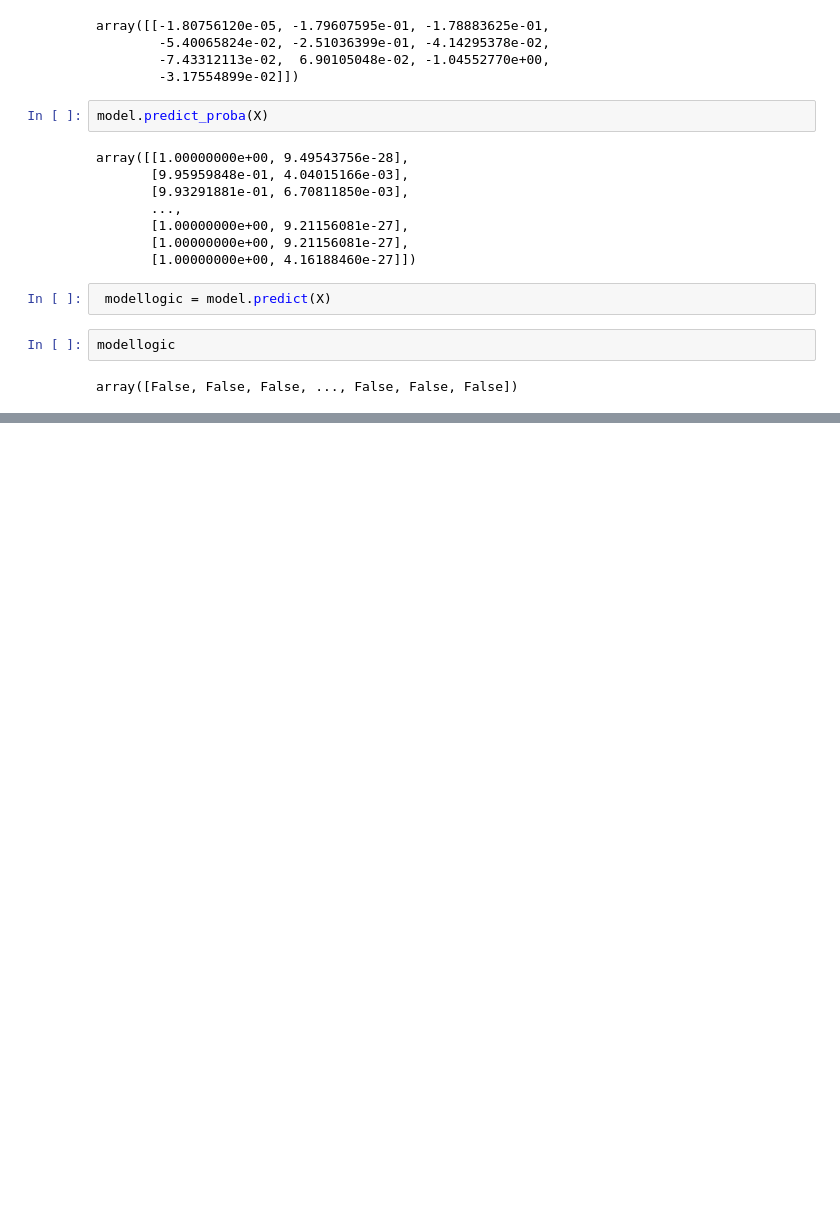
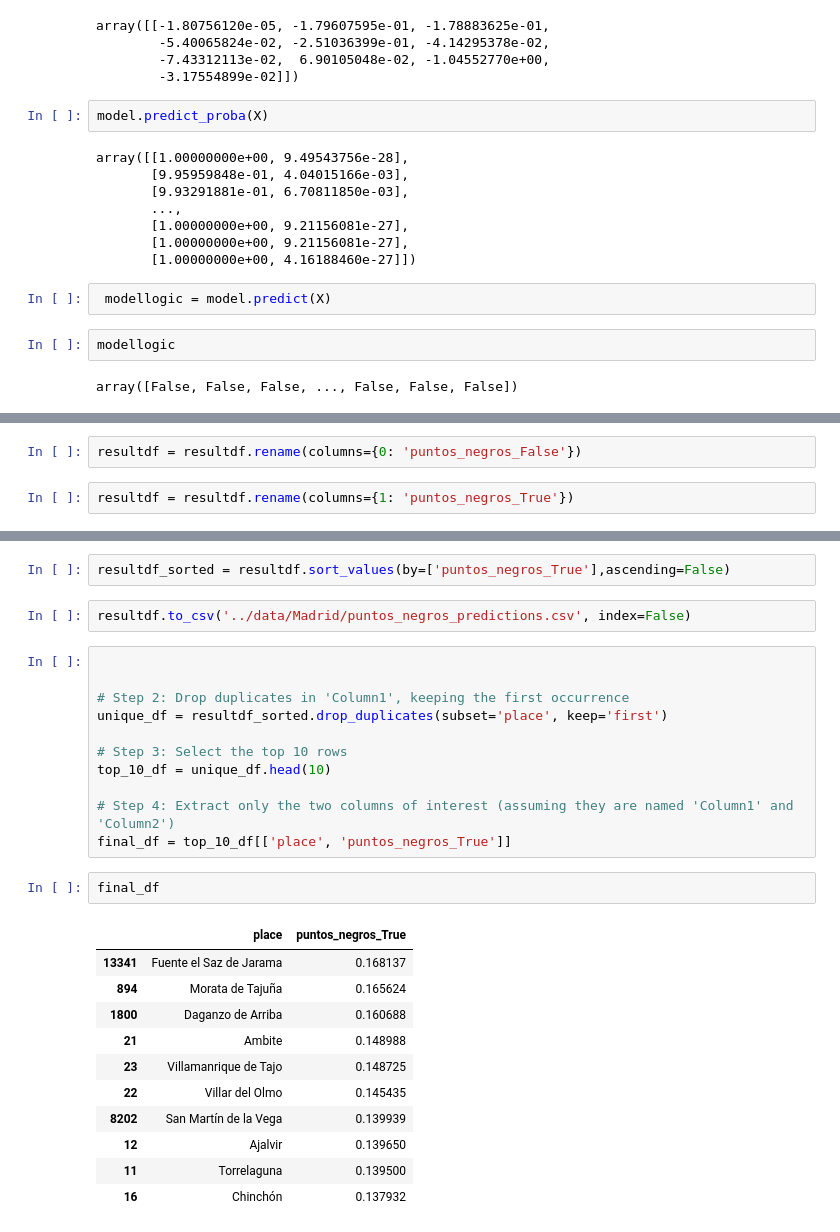
Before and after one commit to aaguiare/final_project_ironhack, a Jupyter notebook: notebooks/Model preparation_combined dfs.ipynb, the cells around one changed output, grey strips where cells are left out. Cells and saved outputs as stored; diff of their text form; blank space fills up the shorter version.

```diff
--- a/notebooks/Model preparation_combined dfs.ipynb
+++ b/notebooks/Model preparation_combined dfs.ipynb
@@ -436,0 +516,4 @@ array([False, False, False, ..., False, False, False])
+# %%
+resultdf = resultdf.rename(columns={0: 'puntos_negros_False'})
+# %%
+resultdf = resultdf.rename(columns={1: 'puntos_negros_True'})
@@ -436,0 +536,29 @@ array([False, False, False, ..., False, False, False])
+# %%
+resultdf_sorted = resultdf.sort_values(by=['puntos_negros_True'],ascending=False)
+# %%
+resultdf.to_csv('../data/Madrid/puntos_negros_predictions.csv', index=False)
+# %%
+
+
+# Step 2: Drop duplicates in 'Column1', keeping the first occurrence
+unique_df = resultdf_sorted.drop_duplicates(subset='place', keep='first')
+
+# Step 3: Select the top 10 rows
+top_10_df = unique_df.head(10)
+
+# Step 4: Extract only the two columns of interest (assuming they are named 'Column1' and 'Column2')
+final_df = top_10_df[['place', 'puntos_negros_True']]
+# %%
+final_df
+# %% [output]
+|  | place | puntos_negros_True |
+| 13341 | Fuente el Saz de Jarama | 0.168137 |
+| 894 | Morata de Tajuña | 0.165624 |
+| 1800 | Daganzo de Arriba | 0.160688 |
+| 21 | Ambite | 0.148988 |
+| 23 | Villamanrique de Tajo | 0.148725 |
+| 22 | Villar del Olmo | 0.145435 |
+| 8202 | San Martín de la Vega | 0.139939 |
+| 12 | Ajalvir | 0.139650 |
+| 11 | Torrelaguna | 0.139500 |
+| 16 | Chinchón | 0.137932 |
```
Also changed, not shown: parts of 16 cells of this notebook, 3 other files.
